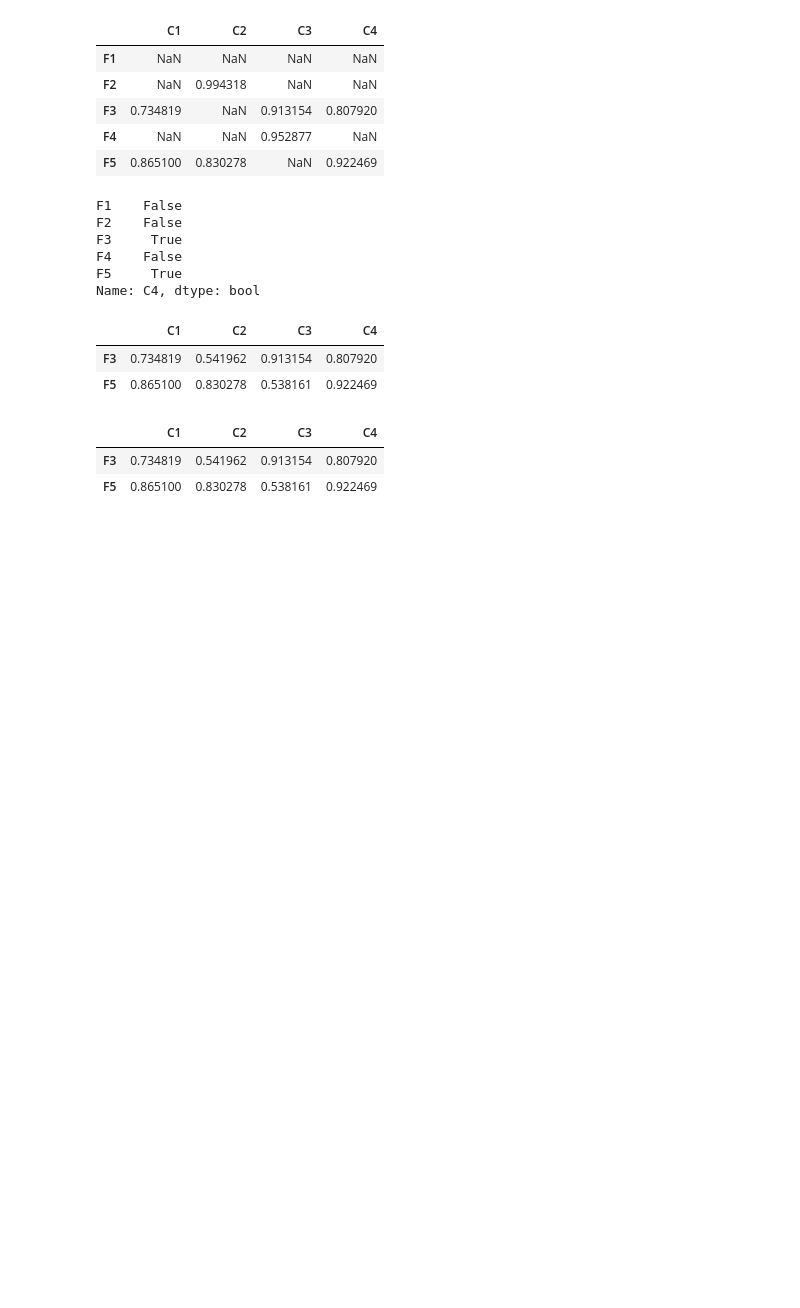
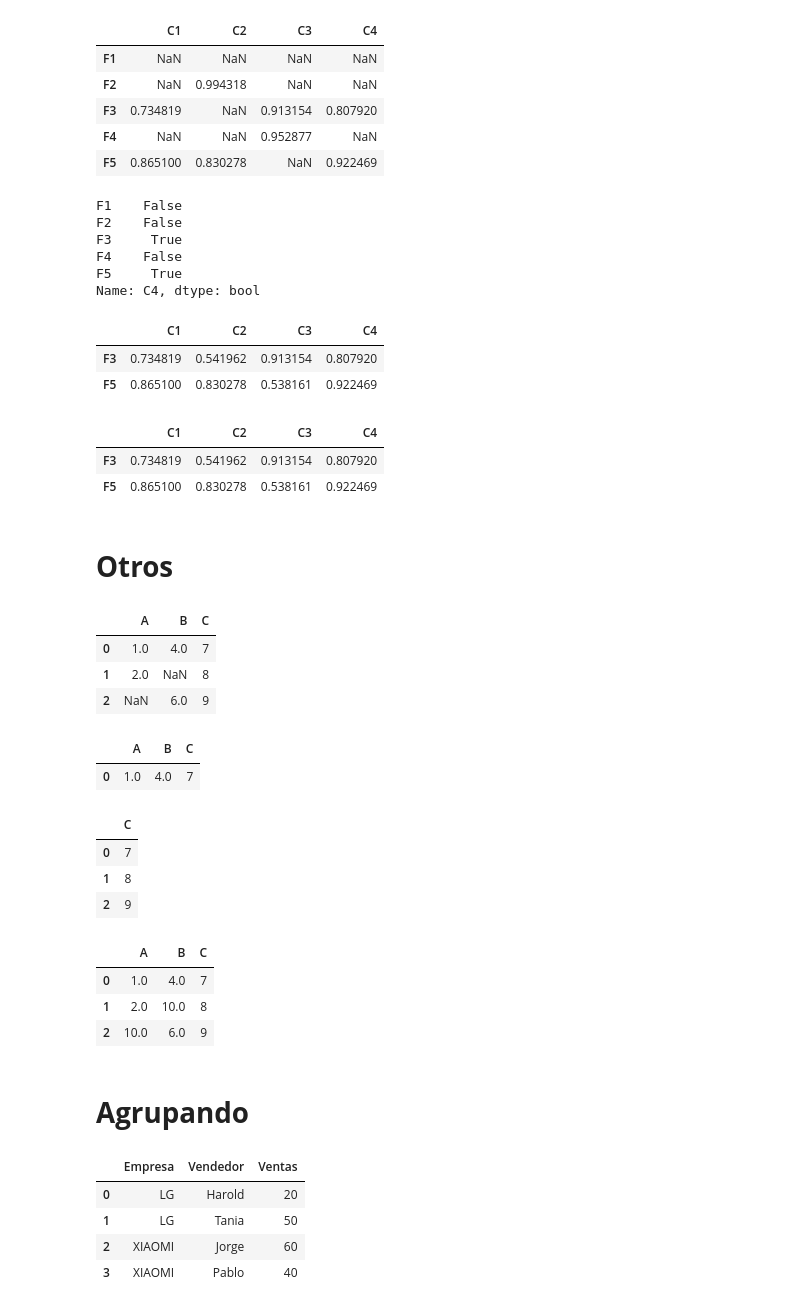
Before and after one commit to p-cuadros/curso_python, a Jupyter notebook: s2lab1.ipynb, the cells around one changed output. Cells and saved outputs as stored; diff of their text form; code cells hidden in the pictures; blank space fills up the shorter version.

```diff
--- a/s2lab1.ipynb
+++ b/s2lab1.ipynb
@@ -135,3 +135,5 @@ resultado
 |  | C1 | C2 | C3 | C4 |
 | F3 | 0.734819 | 0.541962 | 0.913154 | 0.807920 |
 | F5 | 0.865100 | 0.830278 | 0.538161 | 0.922469 |
+# %% [markdown]
+<h1><b>Otros
@@ -137,0 +144,43 @@ resultado
+# %%
+df
+# %% [output]
+|  | A | B | C |
+| 0 | 1.0 | 4.0 | 7 |
+| 1 | 2.0 | NaN | 8 |
+| 2 | NaN | 6.0 | 9 |
+# %%
+df.dropna()
+# %% [output]
+|  | A | B | C |
+| 0 | 1.0 | 4.0 | 7 |
+# %%
+df.dropna(axis=1)
+# %% [output]
+|  | C |
+| 0 | 7 |
+| 1 | 8 |
+| 2 | 9 |
+# %%
+df.fillna(value=10)
+# %% [output]
+|  | A | B | C |
+| 0 | 1.0 | 4.0 | 7 |
+| 1 | 2.0 | 10.0 | 8 |
+| 2 | 10.0 | 6.0 | 9 |
+# %% [markdown]
+<h1><b>Agrupando
+# %%
+data = {'Empresa': ['LG','LG','XIAOMI','XIAOMI'],
+        'Vendedor': ['Harold','Tania','Jorge','Pablo'],
+        'Ventas': [20,50,60,40]
+        }
+# %%
+df = pd.DataFrame(data)
+# %%
+df
+# %% [output]
+|  | Empresa | Vendedor | Ventas |
+| 0 | LG | Harold | 20 |
+| 1 | LG | Tania | 50 |
+| 2 | XIAOMI | Jorge | 60 |
+| 3 | XIAOMI | Pablo | 40 |
```
Also changed, not shown: parts of 2 cells of this notebook.
